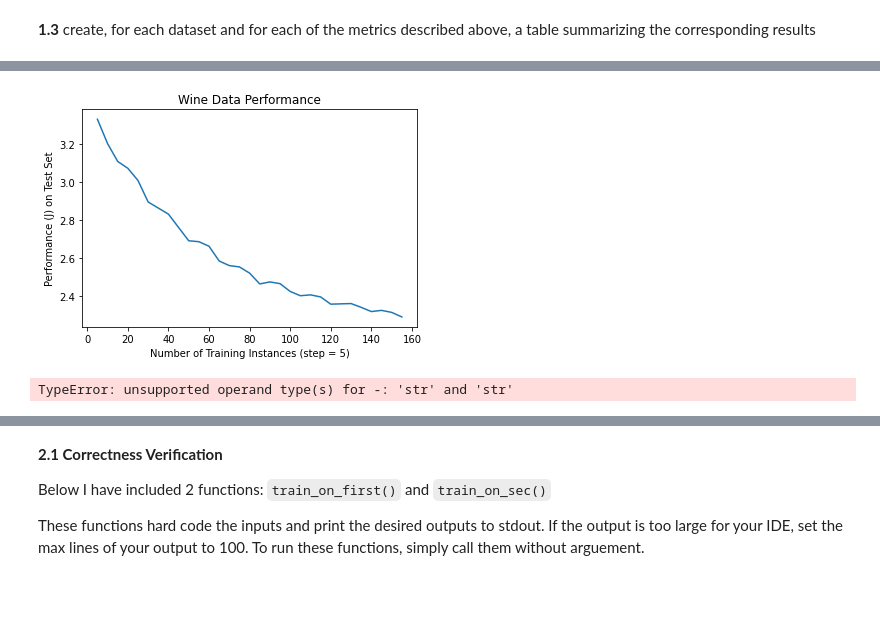
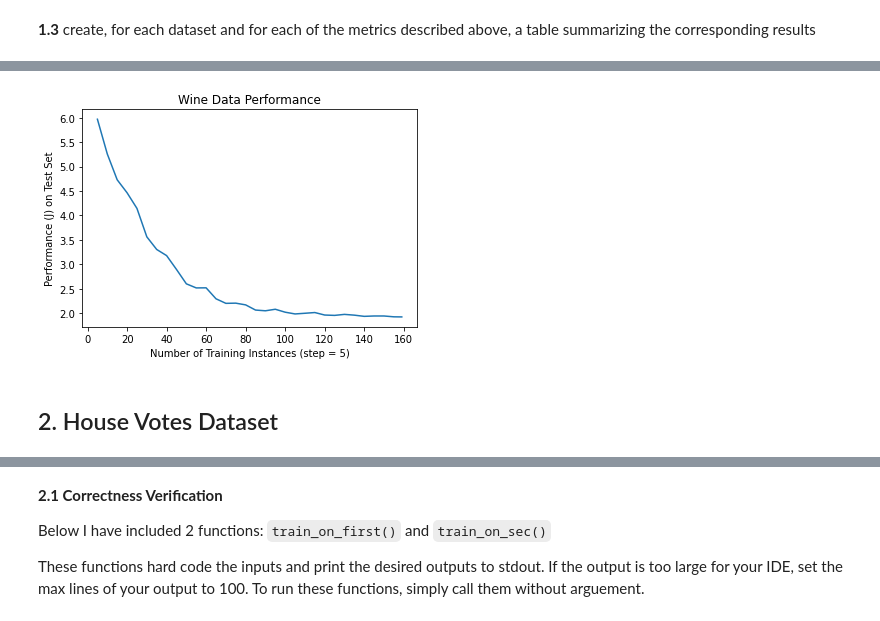
Before and after one commit to Andrei-Treil/CS589-Neural-Net, a Jupyter notebook: hw4.ipynb, the cells around one changed output, grey strips where cells are left out. Drawn from its saved outputs; the diff is of its cells as text; code cells hidden in the pictures; blank space fills up the shorter version.

```diff
--- a/hw4.ipynb
+++ b/hw4.ipynb
@@ -117,7 +117,7 @@ class NeuralNet:
                         print(f'theta {i+1}: {print_del}')
                     print()
 
-                if curr_batch == batch_size:
+                if curr_batch == batch_size or count == num_inst:
                     #regularize weights and update
                     for i in range(len(self.weights)-1,-1,-1):
                         P = self.lamb * (self.weights[i])
@@ -310,36 +346,33 @@ print(arc_table)
 # %%
-wine_j,wine_count = k_fold(wine_fold,wine_vals,[[13,8,3]],0.1,0.001,1,5,get_j=True)
+wine_j,wine_count = k_fold(wine_fold,wine_vals,[[13,8,3]],0.05,0.0001,3,5,get_j=True)
 plt.plot(wine_count,wine_j)
-plt.xlabel('Number of Training Instances (step = 5)')
+plt.xlabel('Number of Training Instances')
 plt.ylabel('Performance (J) on Test Set')
 plt.title('Wine Data Performance')
 plt.show()
 # %% [output]
-[figure, old version]
+[figure, new version]
+# %% [markdown]
+## 2. House Votes Dataset
 # %%
 #list of neural net architectures
-house_nn_arc = [[13,4,3],[13,8,3],[13,4,8,3],[13,8,16,3],[13,2,4,8,3],[13,2,4,8,4,3]]
-house_df = pd.read_csv('datasets/hw3_house_votes_84.csv',delimiter='\t')
+house_nn_arc = [[16,8,2],[16,16,2],[16,8,16,2],[16,4,8,2],[16,10,8,6,2],[16,8,16,32,8,2]]
+house_df = pd.read_csv('datasets/hw3_house_votes_84.csv',delimiter=',')
 norm_house_df = ((house_df-house_df.min())/(house_df.max()-house_df.min()))
 #insert column of ones to act as bias
 norm_house_df.insert(0,'bias',1)
 
 #split data by class into k groups then combine into folds
 house_class_1 = norm_house_df.loc[norm_house_df['class'] == 0].sample(frac=1)
-house_class_1['class'] = [[1,0,0]]*len(house_class_1)
+house_class_1['class'] = [[1,0]]*len(house_class_1)
 hc1_split = np.array_split(house_class_1,k)
-house_class_2 = norm_house_df.loc[norm_house_df['class'] == 0.5].sample(frac=1)
-house_class_2['class'] = [[0,1,0]]*len(house_class_2)
+house_class_2 = norm_house_df.loc[norm_house_df['class'] == 1].sample(frac=1)
+house_class_2['class'] = [[0,1]]*len(house_class_2)
 hc2_split = np.array_split(house_class_2,k)
-house_class_3 = norm_house_df.loc[norm_house_df['class'] == 1].sample(frac=1)
-house_class_3['class'] = [[0,0,1]]*len(house_class_3)
-hc3_split = np.array_split(house_class_3,k)
-house_vals = [[1,0,0],[0,1,0],[0,0,1]]
+house_vals = [[1,0],[0,1]]
 
 #list to hold folds
 house_fold = []
 for i in range(k):
-    this_fold = [hc1_split[i],hc2_split[i],hc3_split[i]]
+    this_fold = [hc1_split[i],hc2_split[i]]
     house_fold.append(pd.concat(this_fold))
-# %% [output]
-TypeError: unsupported operand type(s) for -: 'str' and 'str'
```
Also changed, not shown: parts of 8 cells of this notebook.
